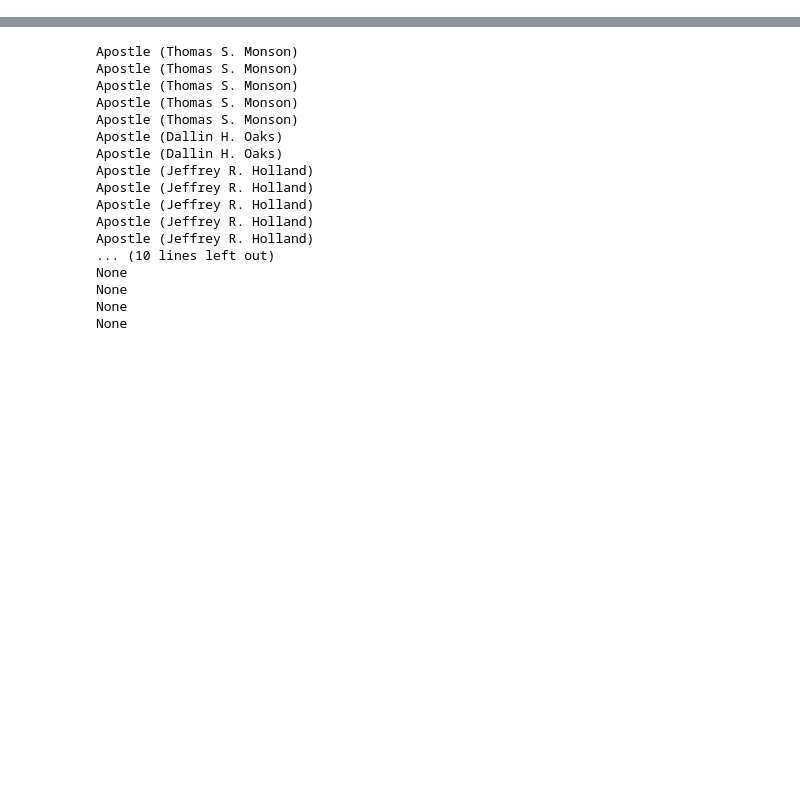
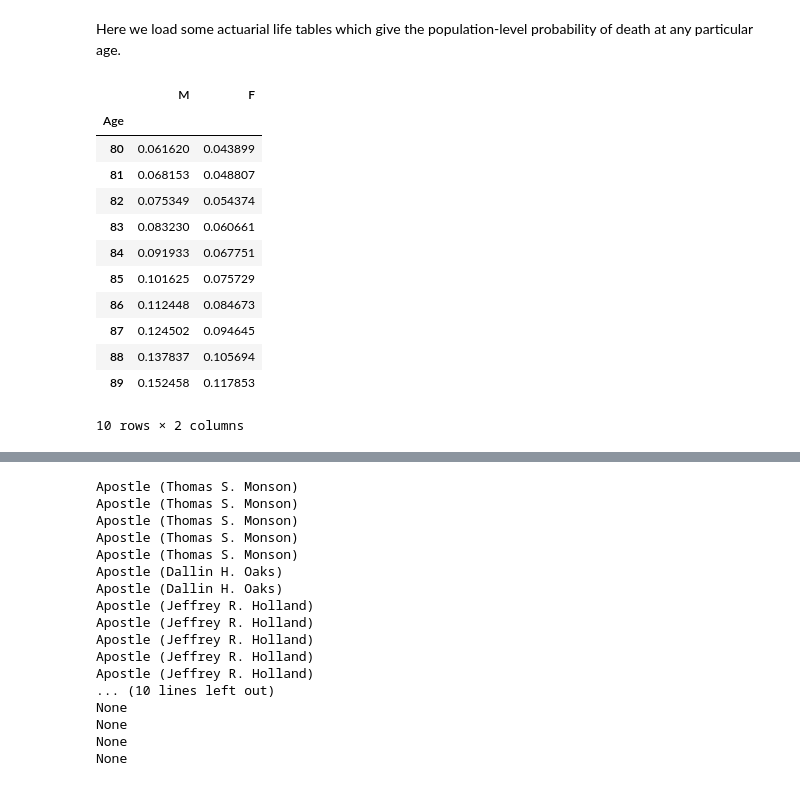
Before and after one commit to philngo/mormon-prophets, a Jupyter notebook: prophet-calculations.ipynb, the cells around one changed output, grey strips where cells are left out. Cells and saved outputs as stored; diff of their text form; code cells hidden in the pictures; blank space fills up the shorter version.

```diff
--- a/prophet-calculations.ipynb
+++ b/prophet-calculations.ipynb
@@ -6,6 +12,24 @@ import numpy as np
 import pandas as pd
 from datetime import datetime
 from collections import defaultdict
+# %% [markdown]
+Here we load some actuarial life tables which give the population-level probability of death at any particular age.
 # %%
-data = pd.read_csv('data/life_table.csv')
-data.set_index('Age',inplace=True)
+full_life_table = pd.read_csv('data/life_table.csv')
+full_life_table.set_index('Age',inplace=True)
+
+full_life_table[80:90]
+# %% [output]
+|  | M | F |
+| Age |  |  |
+| 80 | 0.061620 | 0.043899 |
+| 81 | 0.068153 | 0.048807 |
+| 82 | 0.075349 | 0.054374 |
+| 83 | 0.083230 | 0.060661 |
+| 84 | 0.091933 | 0.067751 |
+| 85 | 0.101625 | 0.075729 |
+| 86 | 0.112448 | 0.084673 |
+| 87 | 0.124502 | 0.094645 |
+| 88 | 0.137837 | 0.105694 |
+| 89 | 0.152458 | 0.117853 |
+10 rows × 2 columns
```
Also changed, not shown: parts of 18 cells of this notebook.
